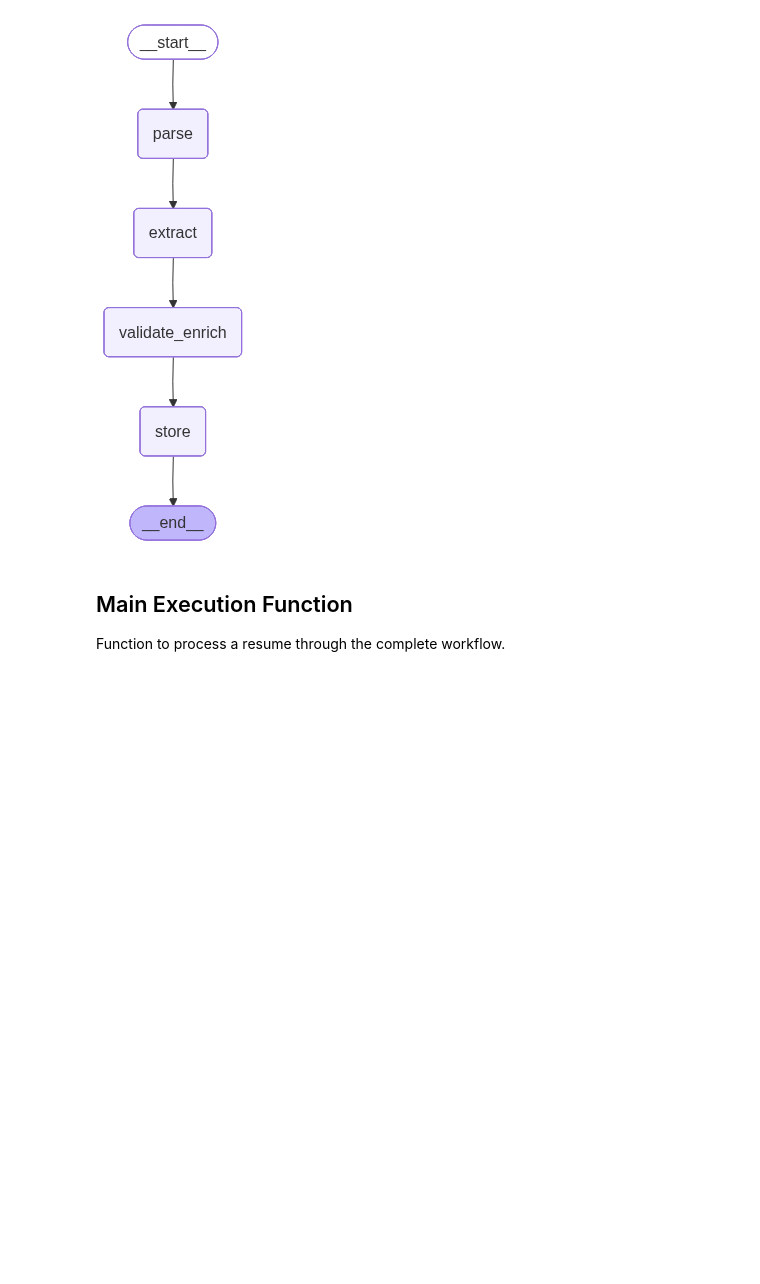
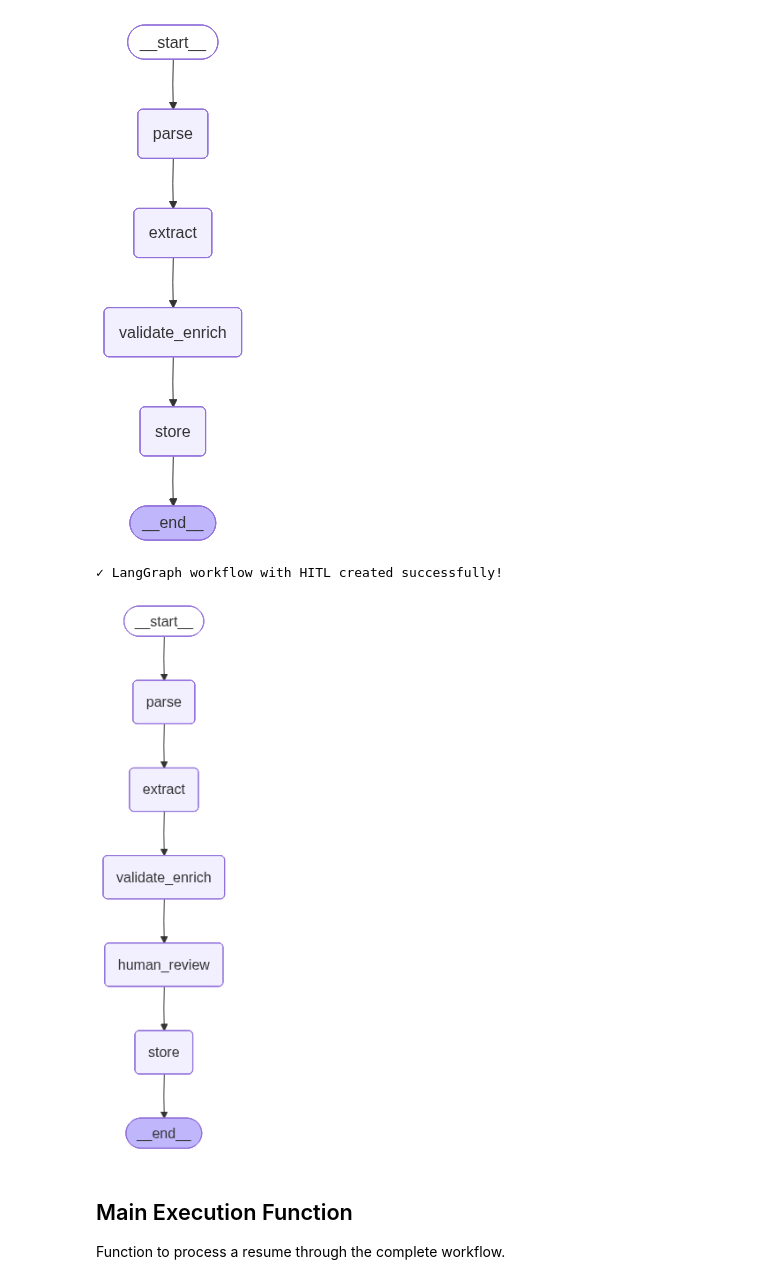
Before and after one commit to alphaiterations/resume-transformer-agent, a Jupyter notebook: resume-transformer-agent.ipynb, the cells around one changed output. Drawn from its saved outputs; the diff is of its cells as text; code cells hidden in the pictures; blank space fills up the shorter version.

```diff
--- a/resume-transformer-agent.ipynb
+++ b/resume-transformer-agent.ipynb
@@ -99,6 +67,10 @@ class ResumeState(TypedDict):
     validated_data: Optional[Dict[str, Any]]
     validation_error: Optional[str]
 
+    # Step 3.5: Human Review (HITL)
+    human_approved: Optional[bool]
+    human_review_notes: Optional[str]
+
     # Step 4: Store
     database_id: Optional[int]
     store_error: Optional[str]
@@ -697,6 +1130,45 @@ display(Image(resume_workflow.get_graph().draw_mermaid_png()))
 # %% [output]
 ✓ LangGraph workflow created successfully!
 [figure]
+# %%
+def create_resume_workflow_with_hitl():
+    """
+    Create the LangGraph workflow with Human-in-the-Loop (HITL) review
+    """
+    # Initialize the state graph
+    workflow = StateGraph(ResumeState)
+
+    # Add nodes (agents) to the graph including HITL
+    workflow.add_node("parse", parse_agent)
+    workflow.add_node("extract", extract_agent)
+    workflow.add_node("validate_enrich", validate_and_enrich_agent)
+    workflow.add_node("human_review", human_review_agent)  # HITL step
+    workflow.add_node("store", store_agent)
+
+    # Define the flow: parse -> extract -> validate_enrich -> human_review -> store
+    workflow.set_entry_point("parse")
+    workflow.add_edge("parse", "extract")
+    workflow.add_edge("extract", "validate_enrich")
+    workflow.add_edge("validate_enrich", "human_review")  # Add HITL
+    workflow.add_edge("human_review", "store")
+    workflow.add_edge("store", END)
+
+    # Compile the workflow
+    app = workflow.compile()
+
+    return app
+
+# Create the workflow with HITL
+resume_workflow_hitl = create_resume_workflow_with_hitl()
+
+print("✓ LangGraph workflow with HITL created successfully!")
+
+from IPython.display import Image, display
+from langgraph.graph import StateGraph, START, END
+display(Image(resume_workflow_hitl.get_graph().draw_mermaid_png()))
+# %% [output]
+✓ LangGraph workflow with HITL created successfully!
+[figure, added]
 # %% [markdown]
 ## Main Execution Function
 
```
Also changed, not shown: parts of 22 cells of this notebook, 2 other files.
